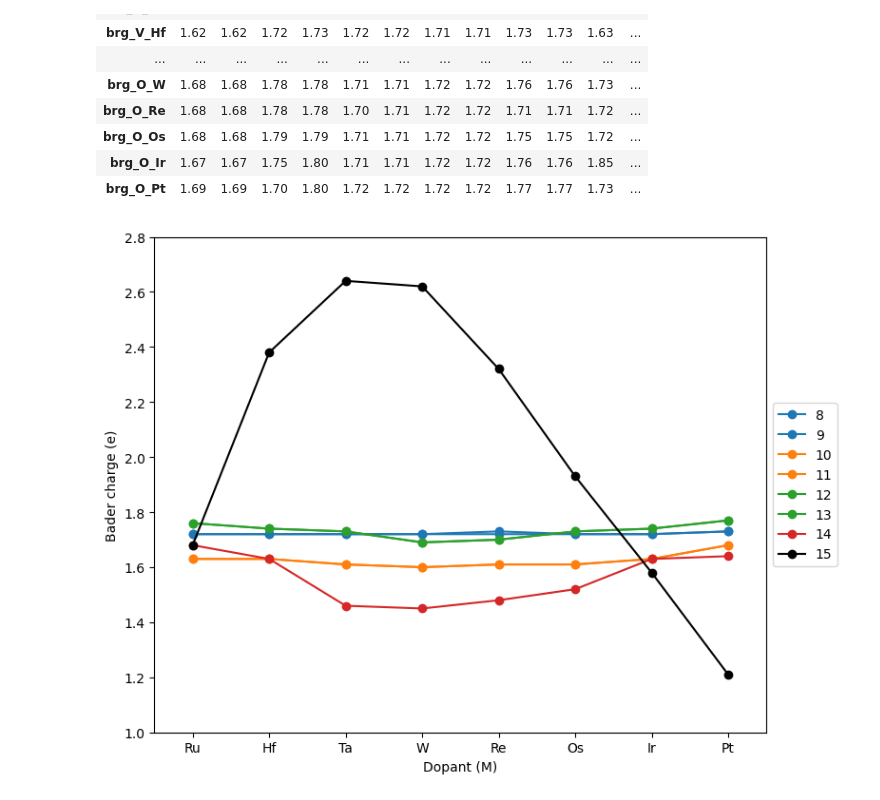
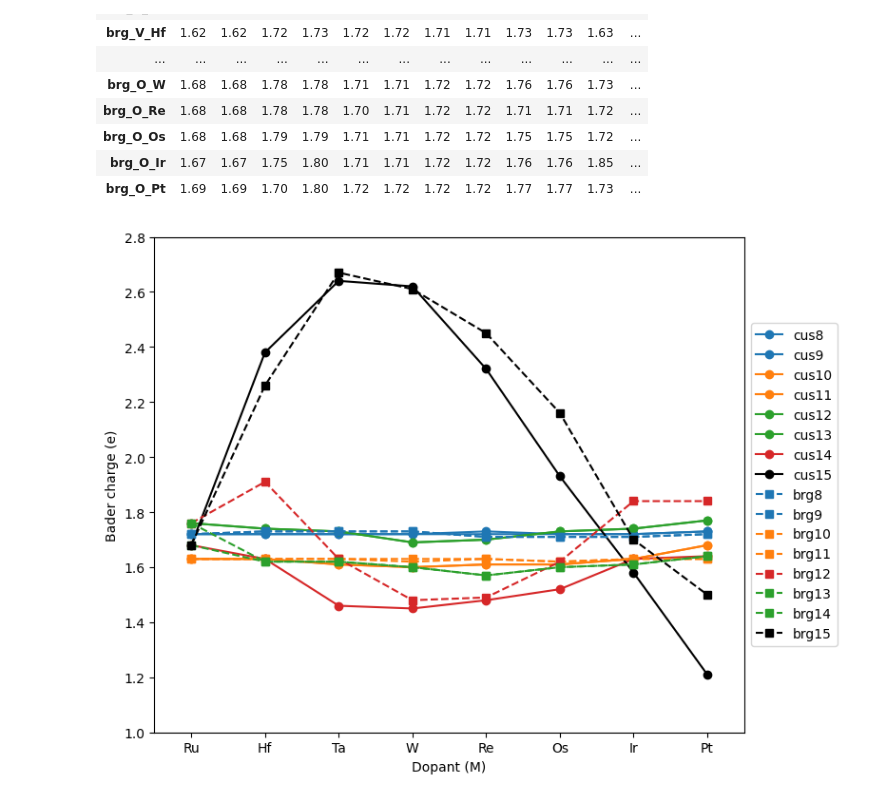
Before and after one commit to jhyeonjung97/tools, a Jupyter notebook: ruo2/icohp2.ipynb, the cells around one changed output. Drawn from its saved outputs; the diff is of its cells as text; code cells hidden in the pictures.

```diff
--- a/ruo2/icohp2.ipynb
+++ b/ruo2/icohp2.ipynb
@@ -61,36 +61,42 @@ data
 # %%
 plt.figure(figsize=(8,6))
 
 # colors = ['silver', 'silver', 'black', 'black', 'black', 'black', 'black', 'black',
-colors = ['silver', 'silver', 'silver', 'silver', 'silver', 'silver', 'silver', 'silver',
-'tab:blue', 'tab:blue',
-'tab:orange', 'tab:orange',
-'tab:green', 'tab:green',
-'tab:red', 'black',
-'tab:purple', 'tab:purple',
-'tab:brown', 'tab:brown',
-'tab:pink', 'tab:pink']
+colors1 = ['silver', 'silver', 'silver', 'silver', 'silver', 'silver', 'silver', 'silver',
+'tab:blue', 'tab:blue', 'tab:orange', 'tab:orange', 'tab:green', 'tab:green', 'tab:red', 'black']
+colors2 = ['silver', 'silver', 'silver', 'silver', 'silver', 'silver', 'silver', 'silver',
+'tab:blue', 'tab:blue', 'tab:orange', 'tab:orange', 'tab:red', 'tab:green', 'tab:green', 'black']
 
 for i in range(8,16):
     plt.plot(
-        data.index[0:8],
+        elements,
         data[i][0:8],
         marker='o',
-        label=f'{i}',
-        color=colors[i % len(colors)]
+        label=f'cus{i}',
+        color=colors1[i % len(colors1)]
+    )
+
+for i in range(8,16):
+    plt.plot(
+        elements,
+        data[i][8:16],
+        linestyle='--',
+        marker='s',
+        label=f'brg{i}',
+        color=colors2[i % len(colors2)]
     )
 
 plt.xlabel('Dopant (M)')
 plt.ylabel('Bader charge (e)')
 plt.ylim(1.0, 2.8)
 
 plt.xlim(-0.5, 7.5)
 plt.xticks(range(len(elements)), elements)
 plt.legend(loc='center left', bbox_to_anchor=(1, 0.5))
 
 plt.tight_layout()
 # plt.savefig(f'{root}/figures/surface_site_preference.png', dpi=dpi, transparent=True, bbox_inches='tight')
 plt.show()
 plt.close()
 # %% [output]
-[figure, old version]
+[figure, new version]
```
